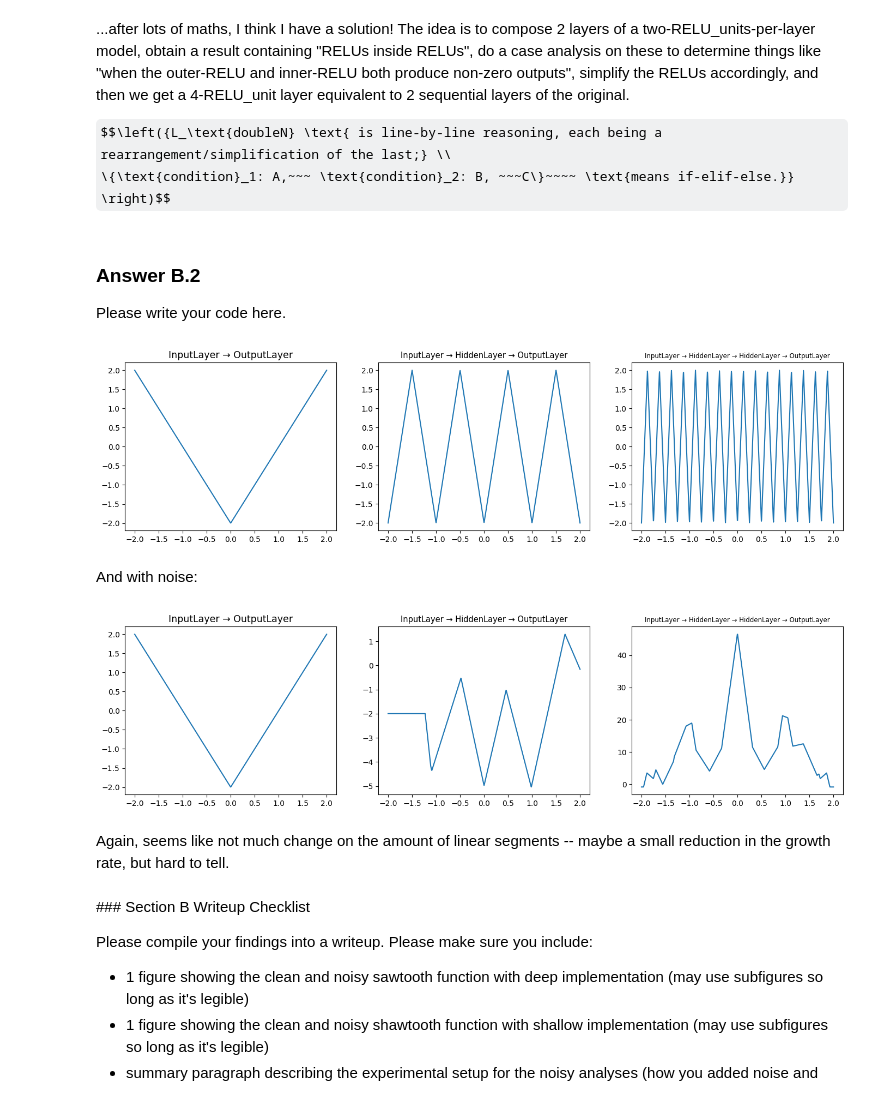
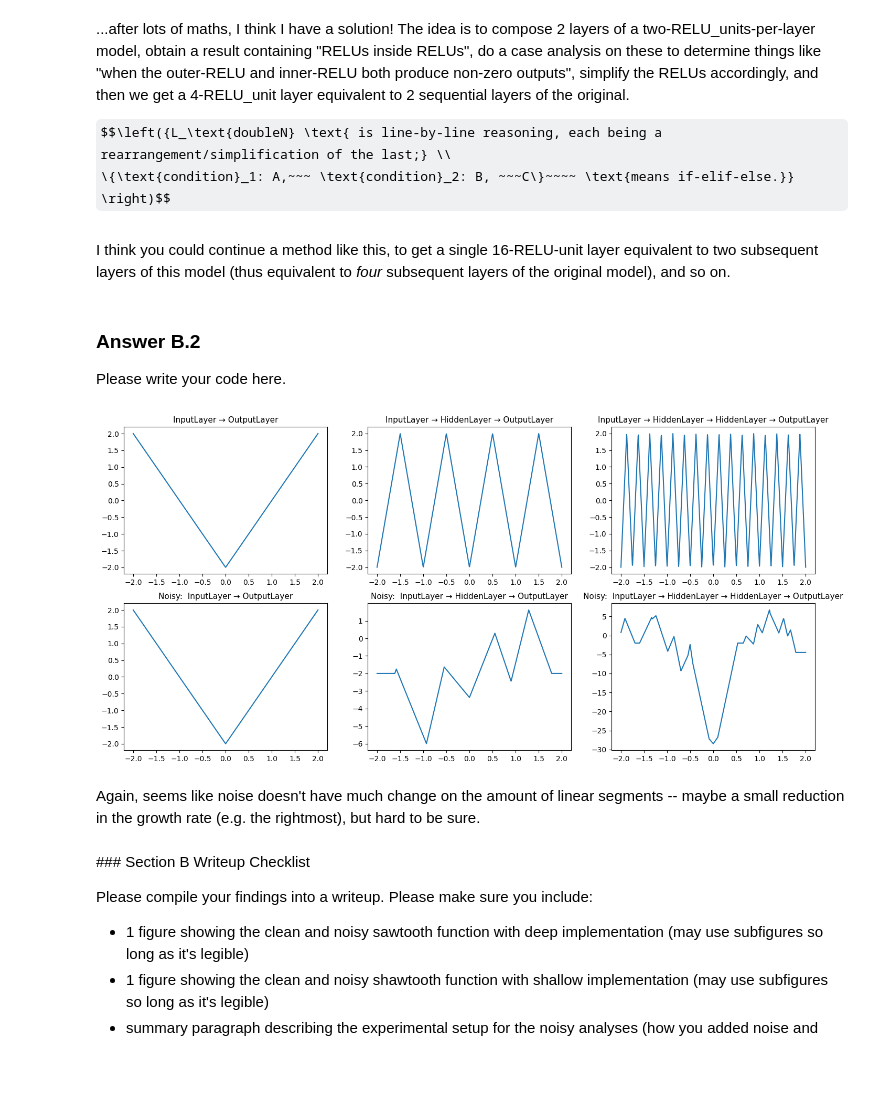
Before and after one commit to JDS289/-DNNs, a Jupyter notebook: renameEventuallyB.ipynb, the cells around one changed output. Cells and saved outputs as stored; diff of their text form; code cells hidden in the pictures; some formulas as TeX source; blank space fills up the shorter version.

```diff
--- a/renameEventuallyB.ipynb
+++ b/renameEventuallyB.ipynb
@@ -186,6 +186,8 @@ In B.1 each layer (containing 2 RELU units) doubles the amount of "spikes". If w
 
 $$\left({L_\text{doubleN} \text{ is line-by-line reasoning, each being a rearrangement/simplification of the last;} \\
 \{\text{condition}_1: A,~~~ \text{condition}_2: B, ~~~C\}~~~~ \text{means if-elif-else.}} \right)$$
+# %% [markdown]
+I think you could continue a method like this, to get a single 16-RELU-unit layer equivalent to two subsequent layers of this model (thus equivalent to *four* subsequent layers of the original model), and so on.
 # %% [markdown]
 ### Answer B.2
 
@@ -236,31 +238,21 @@ def get_sawtooth_network_wide(num_hidden_layers=3, middle_layer=sawtooth_middle_
     blocks.append(sawtooth_output_layer_wide())
   return Sequential(*blocks)
 # %%
-fig, axs = plt.subplots(ncols=3, figsize=(17, 4))
+fig, axs = plt.subplots(nrows=2, ncols=3, figsize=(17, 8))
 
 x = torch.linspace(-2,2,1000)[:, None]
 
 for i in range(3):
     model = get_sawtooth_network_wide(i+1)
-    axs[i].plot(x, model(x).detach())
-    axs[i].set_title(" → ".join(["InputLayer"]+["HiddenLayer"]*i+["OutputLayer"]), fontsize=12.5-2*i)
+    axs[0][i].plot(x, model(x).detach())
+    axs[0][i].set_title(" → ".join(["InputLayer"]+["HiddenLayer"]*i+["OutputLayer"]), fontsize=11)
+    noisy_model = get_sawtooth_network_wide(i+1, middle_layer=noisy_sawtooth_middle_layer_wide)
+    axs[1][i].plot(x, noisy_model(x).detach())
+    axs[1][i].set_title(" → ".join(["Noisy:  InputLayer"]+["HiddenLayer"]*i+["OutputLayer"]), fontsize=11)
 # %% [output]
-[figure, old version]
+[figure, new version]
-# %% [markdown]
-And with noise:
-# %%
-fig, axs = plt.subplots(ncols=3, figsize=(17, 4))
-
-x = torch.linspace(-2,2,1000)[:, None]
-
-for i in range(3):
-    model = get_sawtooth_network_wide(i+1, middle_layer=noisy_sawtooth_middle_layer_wide)
-    axs[i].plot(x, model(x).detach())
-    axs[i].set_title(" → ".join(["InputLayer"]+["HiddenLayer"]*i+["OutputLayer"]), fontsize=12.5-2*i)
-# %% [output]
-[figure, removed]
 # %% [markdown]
-Again, seems like not much change on the amount of linear segments -- maybe a small reduction in the growth rate, but hard to tell.
+Again, seems like noise doesn't have much change on the amount of linear segments -- maybe a small reduction in the growth rate (e.g. the rightmost), but hard to be sure.
 # %% [markdown]
 ### Section B Writeup Checklist
 
```
